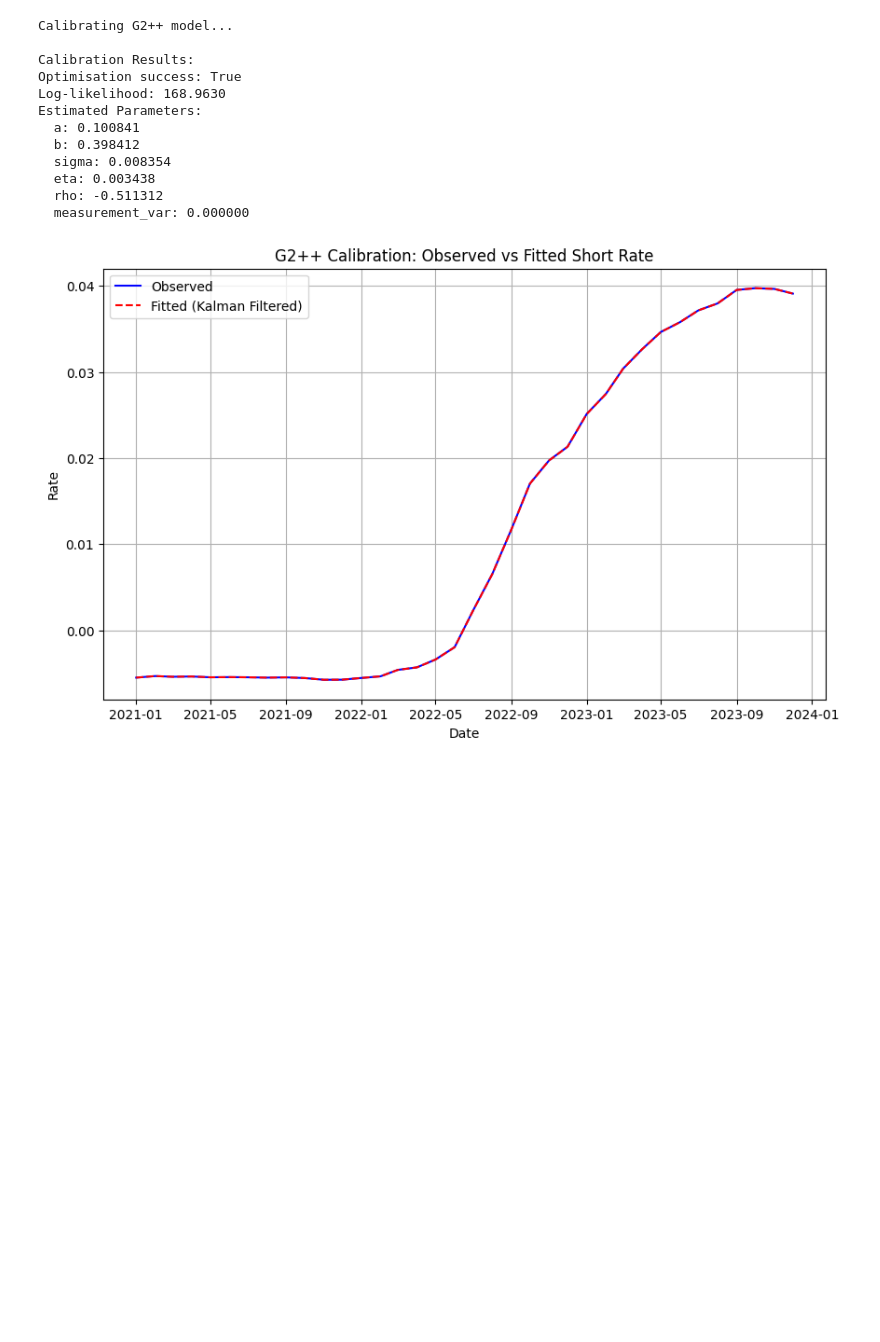
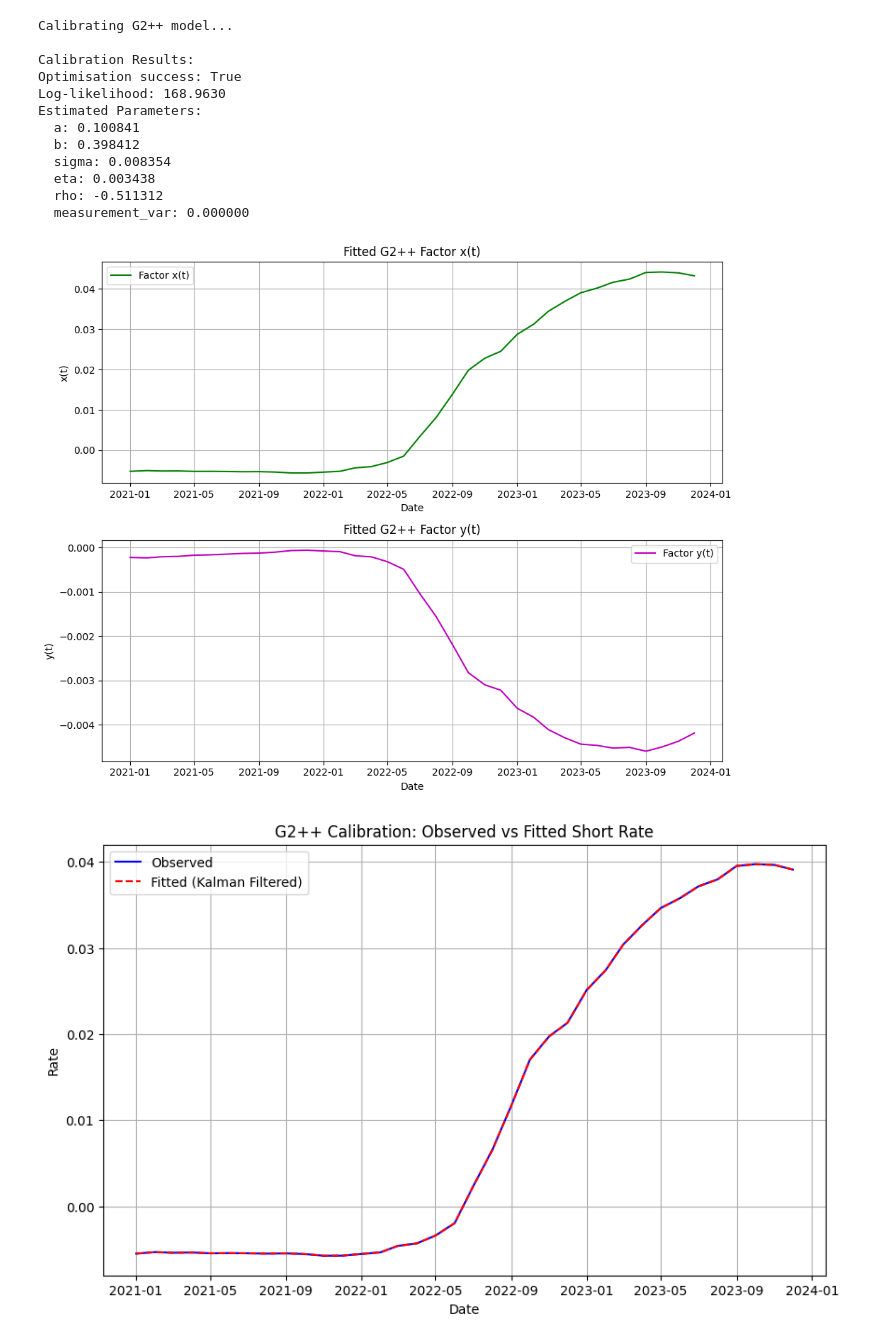
Before and after one commit to Hugo-NGN/IR-models, a Jupyter notebook: example_calibration.ipynb, the cells around one changed output. Cells and saved outputs as stored; diff of their text form; code cells hidden in the pictures; blank space fills up the shorter version.

Commit message:
add example plot of the 2 latent factors

```diff
--- a/example_calibration.ipynb
+++ b/example_calibration.ipynb
@@ -102,4 +102,32 @@ Estimated Parameters:
   eta: 0.003438
   rho: -0.511312
   measurement_var: 0.000000
+# %%
+# Visualize the fitted factor states x(t) and y(t)
+filtered_means = result.filtered_states
+x_fitted = filtered_means[:, 0]
+y_fitted = filtered_means[:, 1]
+
+fig, (ax1, ax2) = plt.subplots(2, 1, figsize=(10, 8))
+
+# Plot x factor
+ax1.plot(dates, x_fitted, 'g-', label='Factor x(t)')
+ax1.set_title('Fitted G2++ Factor x(t)')
+ax1.set_xlabel('Date')
+ax1.set_ylabel('x(t)')
+ax1.grid(True)
+ax1.legend()
+
+# Plot y factor
+ax2.plot(dates, y_fitted, 'm-', label='Factor y(t)')
+ax2.set_title('Fitted G2++ Factor y(t)')
+ax2.set_xlabel('Date')
+ax2.set_ylabel('y(t)')
+ax2.grid(True)
+ax2.legend()
+
+plt.tight_layout()
+plt.show()
+# %% [output]
+[figure, added]
 # %%
```
Also changed, not shown: parts of 1 cell of this notebook.
